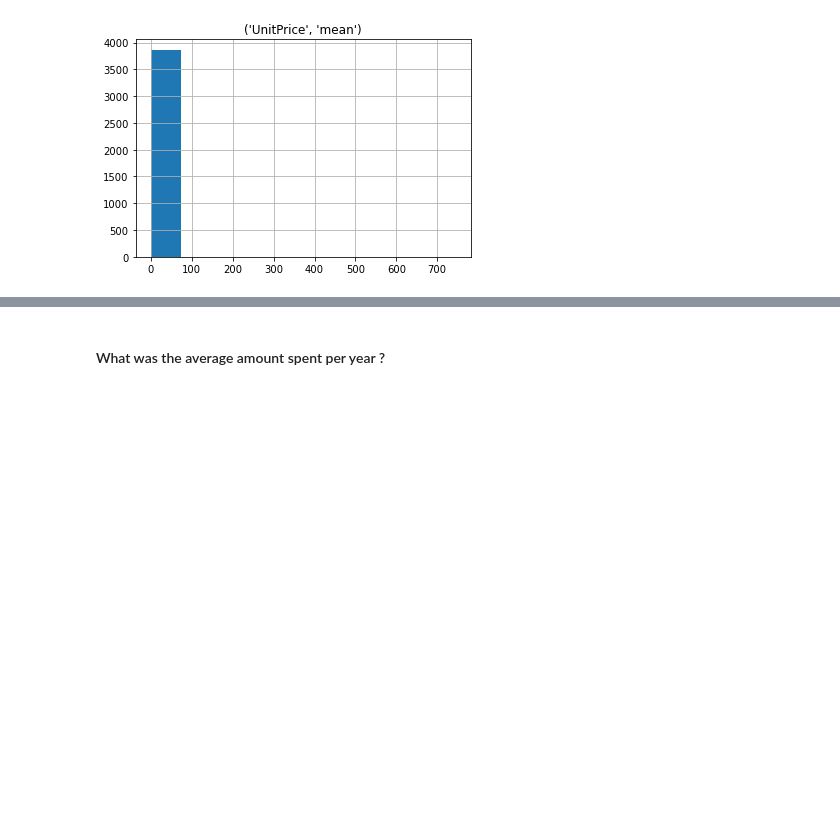
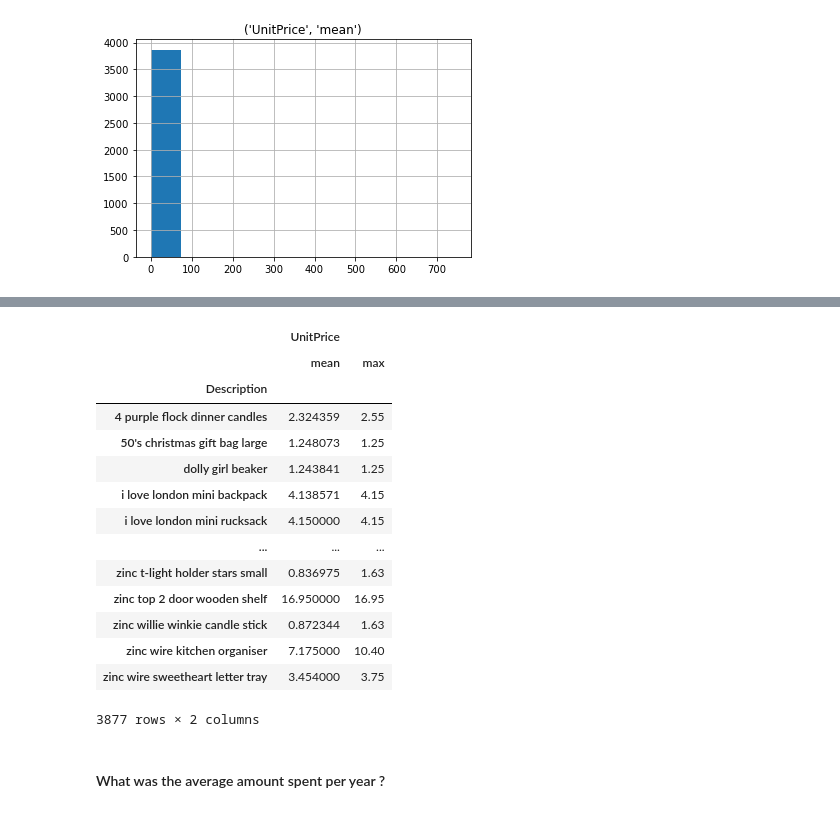
Before and after one commit to ta-data-mexpt/lab-subsetting-and-descriptive-stats, a Jupyter notebook: your-code/main.ipynb, the cells around one changed output, grey strips where cells are left out. Saved outputs shown, nothing was run; the diff lists cells and outputs as text; code cells hidden in the pictures; blank space fills up the shorter version.

```diff
--- a/your-code/main.ipynb
+++ b/your-code/main.ipynb
@@ -663,3 +666,21 @@ orders.hist('UnitPrice','amount_spent')
+# %%
+orders.sort_values(by = 'UnitPrice',ascending=False).groupby('Description')[['UnitPrice']].agg(['mean','max'])
+# %% [output]
+|  | UnitPrice |  |
+|  | mean | max |
+| Description |  |  |
+| 4 purple flock dinner candles | 2.324359 | 2.55 |
+| 50's christmas gift bag large | 1.248073 | 1.25 |
+| dolly girl beaker | 1.243841 | 1.25 |
+| i love london mini backpack | 4.138571 | 4.15 |
+| i love london mini rucksack | 4.150000 | 4.15 |
+| ... | ... | ... |
+| zinc t-light holder stars small | 0.836975 | 1.63 |
+| zinc top 2 door wooden shelf | 16.950000 | 16.95 |
+| zinc willie winkie candle stick | 0.872344 | 1.63 |
+| zinc wire kitchen organiser | 7.175000 | 10.40 |
+| zinc wire sweetheart letter tray | 3.454000 | 3.75 |
+3877 rows × 2 columns
 # %% [markdown]
 #### What was the average amount spent per year ?
 # %%
```
Also changed, not shown: parts of 1 cell of this notebook.
